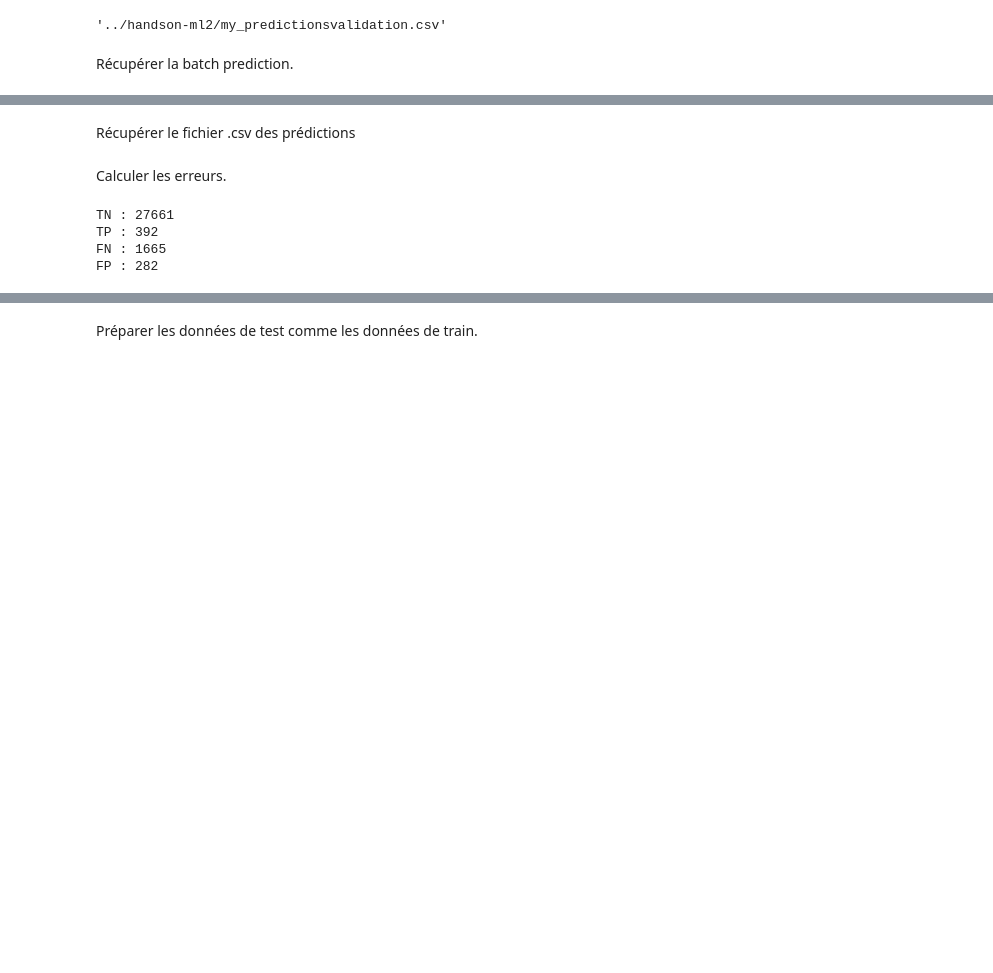
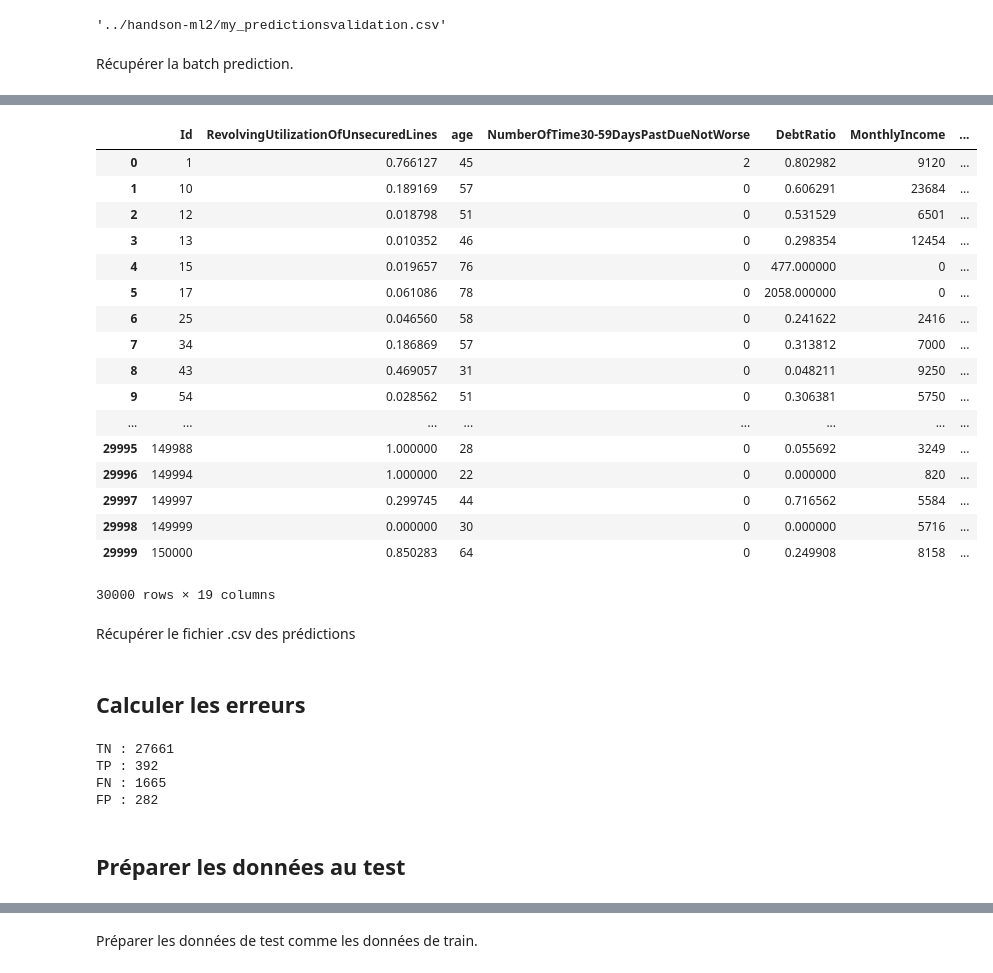
Before and after one commit to YohanCaillau/BigMLPyhton, a Jupyter notebook: Test BigML.ipynb, the cells around one changed output, grey strips where cells are left out. Drawn from its saved outputs; the diff is of its cells as text; code cells hidden in the pictures; blank space fills up the shorter version.

Commit message:
Update Test BigML.ipynb with confusion matrix

```diff
--- a/Test BigML.ipynb
+++ b/Test BigML.ipynb
@@ -142,5 +115,29 @@ data
+# %%
+df = read_csv('../handson-ml2/my_predictionsvalidation.csv')
+df = df.rename(columns={"SeriousDlqin2yrs.1":"MyPrediction"})
+df = df.drop(columns={"field1"})
+df
+# %% [output]
+|  | Id | RevolvingUtilizationOfUnsecuredLines | age | NumberOfTime30-59DaysPastDueNotWorse | DebtRatio | MonthlyIncome | ... |
+| 0 | 1 | 0.766127 | 45 | 2 | 0.802982 | 9120 | ... |
+| 1 | 10 | 0.189169 | 57 | 0 | 0.606291 | 23684 | ... |
+| 2 | 12 | 0.018798 | 51 | 0 | 0.531529 | 6501 | ... |
+| 3 | 13 | 0.010352 | 46 | 0 | 0.298354 | 12454 | ... |
+| 4 | 15 | 0.019657 | 76 | 0 | 477.000000 | 0 | ... |
+| 5 | 17 | 0.061086 | 78 | 0 | 2058.000000 | 0 | ... |
+| 6 | 25 | 0.046560 | 58 | 0 | 0.241622 | 2416 | ... |
+| 7 | 34 | 0.186869 | 57 | 0 | 0.313812 | 7000 | ... |
+| 8 | 43 | 0.469057 | 31 | 0 | 0.048211 | 9250 | ... |
+| 9 | 54 | 0.028562 | 51 | 0 | 0.306381 | 5750 | ... |
+| ... | ... | ... | ... | ... | ... | ... | ... |
+| 29995 | 149988 | 1.000000 | 28 | 0 | 0.055692 | 3249 | ... |
+| 29996 | 149994 | 1.000000 | 22 | 0 | 0.000000 | 820 | ... |
+| 29997 | 149997 | 0.299745 | 44 | 0 | 0.716562 | 5584 | ... |
+| 29998 | 149999 | 0.000000 | 30 | 0 | 0.000000 | 5716 | ... |
+| 29999 | 150000 | 0.850283 | 64 | 0 | 0.249908 | 8158 | ... |
+30000 rows × 19 columns
 # %% [markdown]
 Récupérer le fichier .csv des prédictions
 # %% [markdown]
-Calculer les erreurs.
+## Calculer les erreurs
 # %%
@@ -175,3 +186,5 @@ FP : 282
+# %% [markdown]
+## Préparer les données au test
 # %%
 df = read_csv('../handson-ml2/kaggle-give-me-credit-test.csv')
 # %%
```
Also changed, not shown: parts of 18 cells of this notebook.
